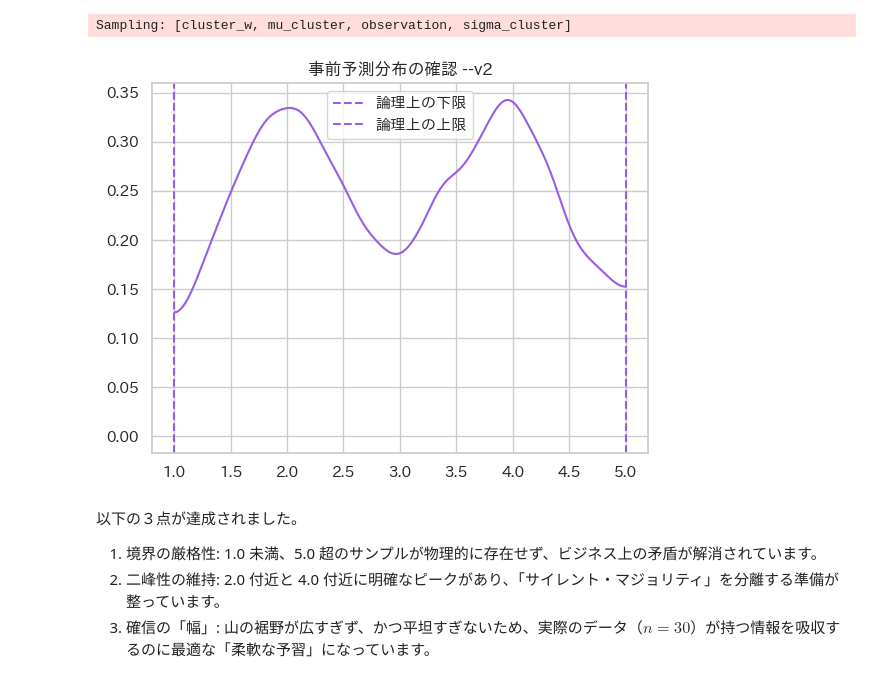
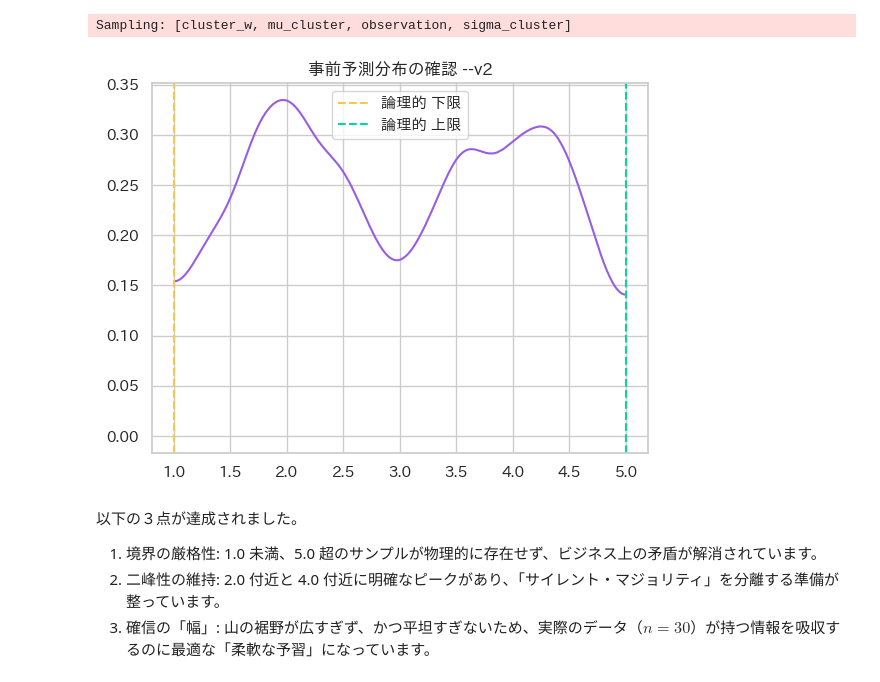
Before and after one commit to petalab-io/bayesian-iroha, a Jupyter notebook: notebooks/04_survey_latent_segmentasion/mixture_model_inference.ipynb, the cells around one changed output. Drawn from its saved outputs; the diff is of its cells as text; code cells hidden in the pictures.

```diff
--- a/notebooks/04_survey_latent_segmentasion/mixture_model_inference.ipynb
+++ b/notebooks/04_survey_latent_segmentasion/mixture_model_inference.ipynb
@@ -231,19 +234,19 @@ with pm.Model(coords=coords) as model_mixture_v2:
 # %%
 # 事前予測サンプリング
 with model_mixture_v2:
-    idata_prior_v2 = pm.sample_prior_predictive(samples=500, random_seed=42)
+    idata_prior_v2 = pm.sample_prior_predictive(samples=100, random_seed=42)
 # %% [output]
 Sampling: [cluster_w, mu_cluster, observation, sigma_cluster]
 # %%
-observation_samples_prior_v2 = idata_prior_v2.prior_predictive["observation"]
-az.plot_dist(observation_samples_prior_v2)
-plt.axvline(1.0, linestyle="--", label="論理上の下限")
-plt.axvline(5.0, linestyle="--", label="論理上の上限")
+samples_prior_v2 = idata_prior_v2.prior_predictive["observation"]
+az.plot_dist(samples_prior_v2, color=COLOR_PURPLE)
+plt.axvline(1.0, linestyle="--", label="論理的 下限", color=COLOR_YELLOW)
+plt.axvline(5.0, linestyle="--", label="論理的 上限", color=COLOR_GREEN)
 plt.title("事前予測分布の確認 --v2")
 plt.legend()
 plt.show()
 # %% [output]
-[figure, old version]
+[figure, new version]
 # %% [markdown]
 以下の３点が達成されました。
 1. 境界の厳格性: 1.0 未満、5.0 超のサンプルが物理的に存在せず、ビジネス上の矛盾が解消されています。
```
Also changed, not shown: parts of 17 cells of this notebook.
